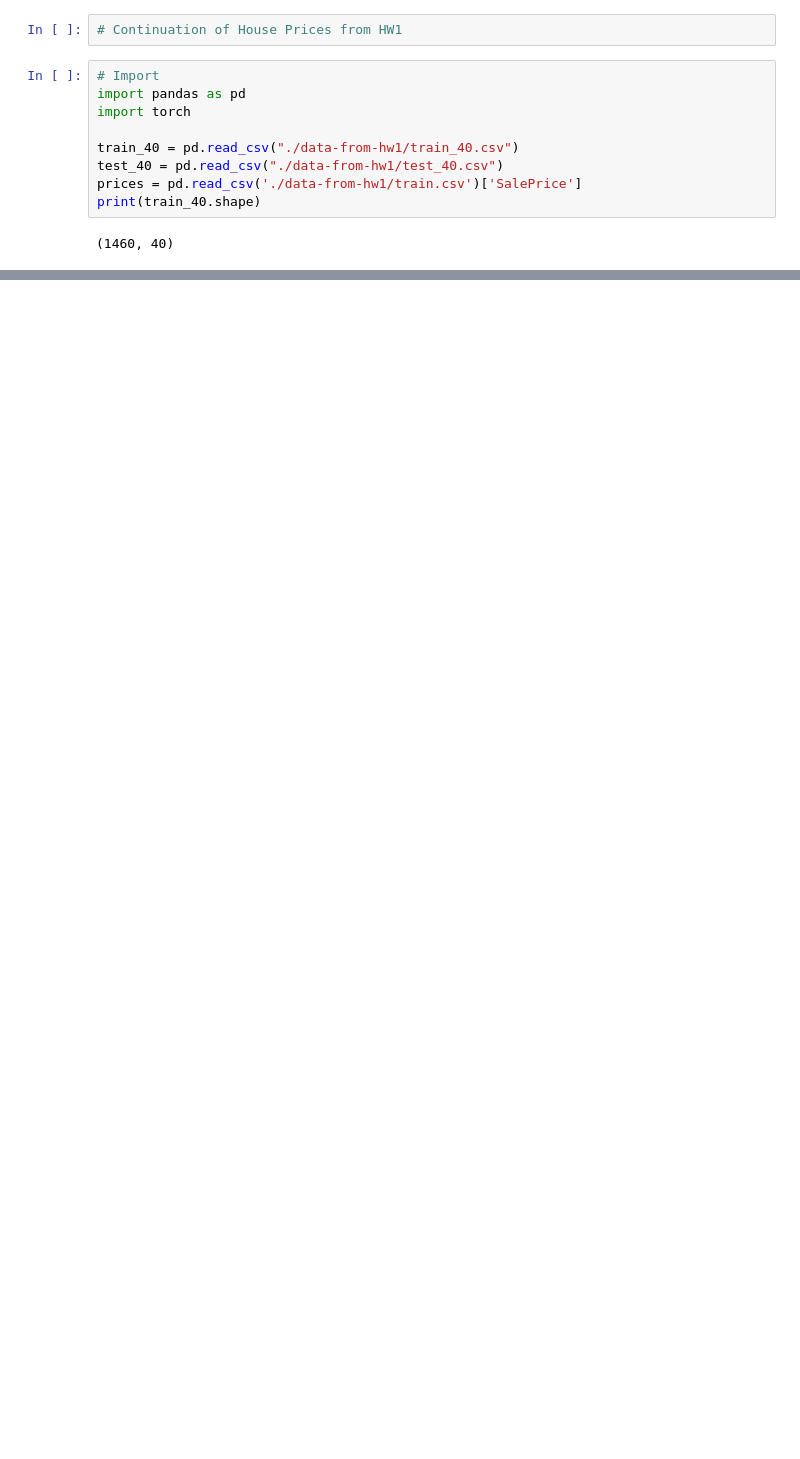
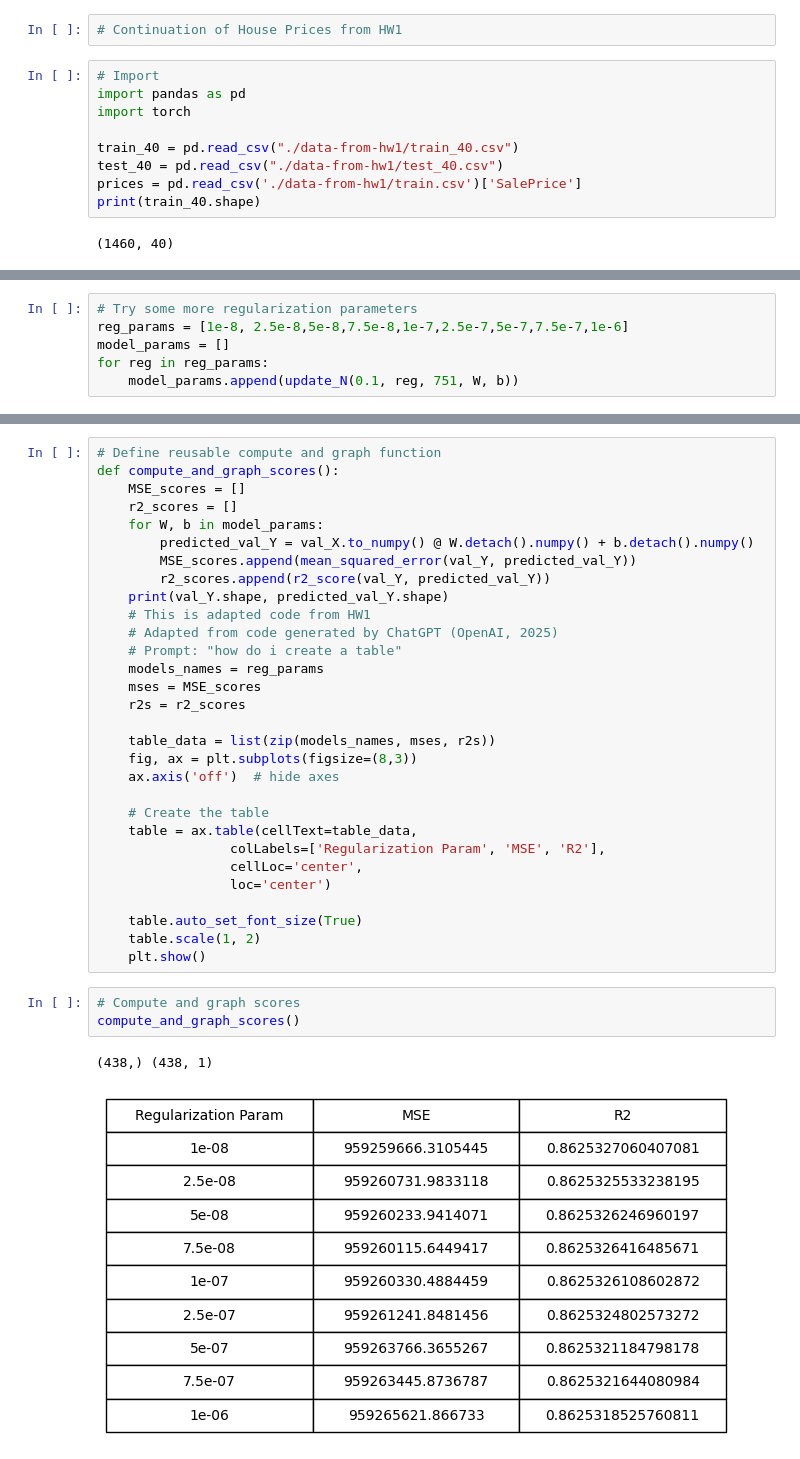
Before and after one commit to JiwonJJeong/CT-applied-machine-learning, a Jupyter notebook: hw-2/housing-prices.ipynb, the cells around one changed output, grey strips where cells are left out. Saved outputs shown, nothing was run; the diff lists cells and outputs as text; blank space fills up the shorter version.

```diff
--- a/hw-2/housing-prices.ipynb
+++ b/hw-2/housing-prices.ipynb
@@ -79,0 +150,6 @@ Epoch 200, Loss: 6561147904.0
+# %%
+# Try some more regularization parameters
+reg_params = [1e-8, 2.5e-8,5e-8,7.5e-8,1e-7,2.5e-7,5e-7,7.5e-7,1e-6]
+model_params = []
+for reg in reg_params:
+    model_params.append(update_N(0.1, reg, 751, W, b))
@@ -79,0 +174,36 @@ Epoch 200, Loss: 6561147904.0
+# %%
+# Define reusable compute and graph function
+def compute_and_graph_scores():
+    MSE_scores = []
+    r2_scores = []
+    for W, b in model_params:
+        predicted_val_Y = val_X.to_numpy() @ W.detach().numpy() + b.detach().numpy()
+        MSE_scores.append(mean_squared_error(val_Y, predicted_val_Y))
+        r2_scores.append(r2_score(val_Y, predicted_val_Y))
+    print(val_Y.shape, predicted_val_Y.shape)
+    # This is adapted code from HW1
+    # Adapted from code generated by ChatGPT (OpenAI, 2025)
+    # Prompt: "how do i create a table"
+    models_names = reg_params
+    mses = MSE_scores
+    r2s = r2_scores
+
+    table_data = list(zip(models_names, mses, r2s))
+    fig, ax = plt.subplots(figsize=(8,3))
+    ax.axis('off')  # hide axes
+
+    # Create the table
+    table = ax.table(cellText=table_data,
+                 colLabels=['Regularization Param', 'MSE', 'R2'],
+                 cellLoc='center',
+                 loc='center')
+
+    table.auto_set_font_size(True)
+    table.scale(1, 2)
+    plt.show()
+# %%
+# Compute and graph scores
+compute_and_graph_scores()
+# %% [output]
+(438,) (438, 1)
+[figure, added]
```
Also changed, not shown: parts of 11 cells of this notebook.
